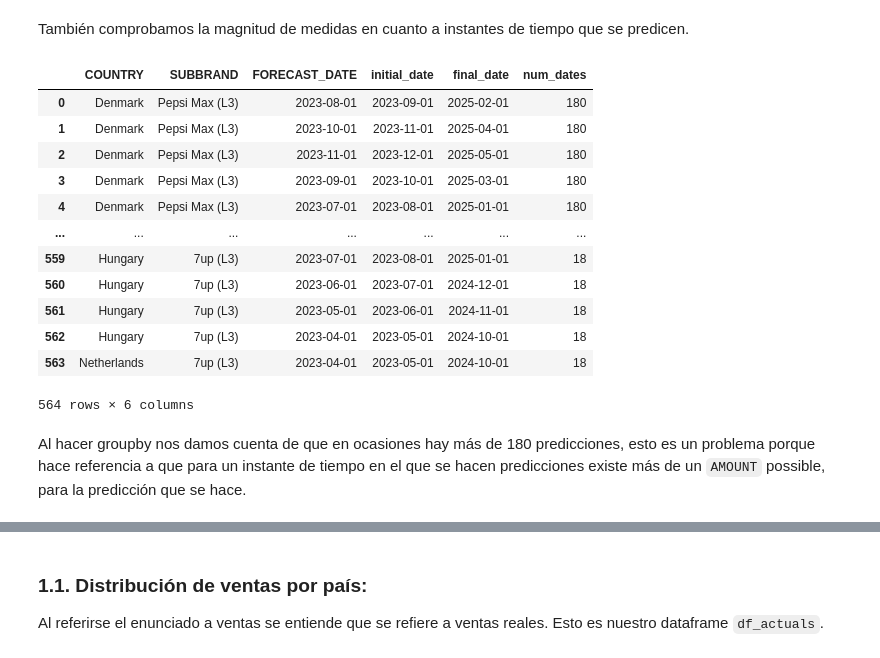
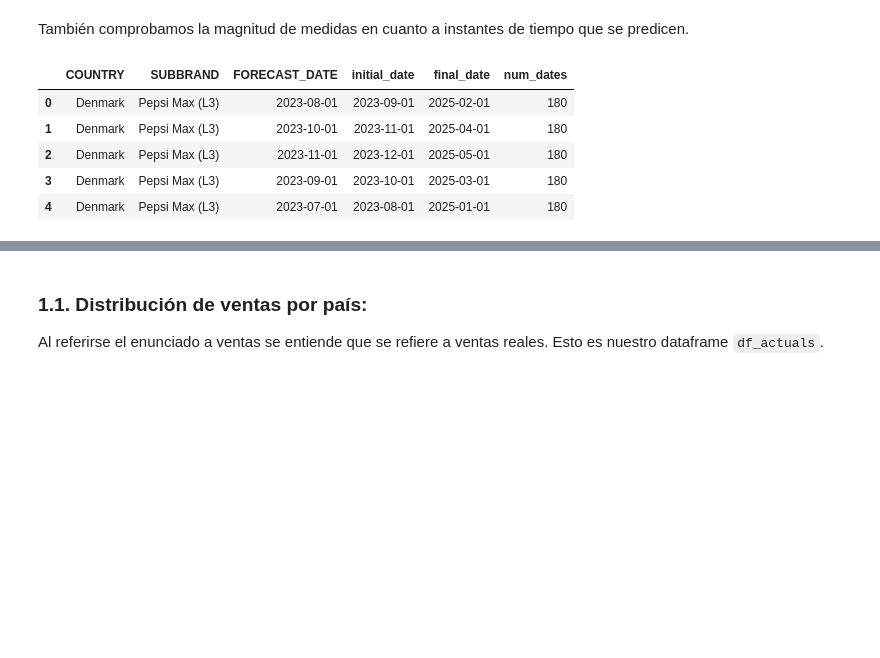
Before and after one commit to Alf-caput/data-visualization, a Jupyter notebook: ejercicios-clase/ejercicio3.ipynb, the cells around one changed output, grey strips where cells are left out. Cells and saved outputs as stored; diff of their text form; code cells hidden in the pictures; blank space fills up the shorter version.

```diff
--- a/ejercicios-clase/ejercicio3.ipynb
+++ b/ejercicios-clase/ejercicio3.ipynb
@@ -288,23 +291,14 @@ También comprobamos la magnitud de medidas en cuanto a instantes de tiempo que
 # %%
 forecasts_dates_registered = df_forecasts.groupby(["COUNTRY", "SUBBRAND", "FORECAST_DATE"])["DATE"].agg(
     initial_date='min',  # Fecha inicial (mínima)
     final_date='max',    # Fecha final (máxima)
     num_dates='count'    # Número de fechas (tamaño del grupo)
 ).sort_values(by="num_dates", ascending=False).reset_index()
-forecasts_dates_registered
+forecasts_dates_registered.head()
 # %% [output]
 |  | COUNTRY | SUBBRAND | FORECAST_DATE | initial_date | final_date | num_dates |
 | 0 | Denmark | Pepsi Max (L3) | 2023-08-01 | 2023-09-01 | 2025-02-01 | 180 |
 | 1 | Denmark | Pepsi Max (L3) | 2023-10-01 | 2023-11-01 | 2025-04-01 | 180 |
 | 2 | Denmark | Pepsi Max (L3) | 2023-11-01 | 2023-12-01 | 2025-05-01 | 180 |
 | 3 | Denmark | Pepsi Max (L3) | 2023-09-01 | 2023-10-01 | 2025-03-01 | 180 |
 | 4 | Denmark | Pepsi Max (L3) | 2023-07-01 | 2023-08-01 | 2025-01-01 | 180 |
-| ... | ... | ... | ... | ... | ... | ... |
-| 559 | Hungary | 7up (L3) | 2023-07-01 | 2023-08-01 | 2025-01-01 | 18 |
-| 560 | Hungary | 7up (L3) | 2023-06-01 | 2023-07-01 | 2024-12-01 | 18 |
-| 561 | Hungary | 7up (L3) | 2023-05-01 | 2023-06-01 | 2024-11-01 | 18 |
-| 562 | Hungary | 7up (L3) | 2023-04-01 | 2023-05-01 | 2024-10-01 | 18 |
-| 563 | Netherlands | 7up (L3) | 2023-04-01 | 2023-05-01 | 2024-10-01 | 18 |
-564 rows × 6 columns
-# %% [markdown]
-Al hacer groupby nos damos cuenta de que en ocasiones hay más de 180 predicciones, esto es un problema porque hace referencia a que para un instante de tiempo en el que se hacen predicciones existe más de un `AMOUNT` possible, para la predicción que se hace.
```
Also changed, not shown: parts of 18 cells of this notebook.
